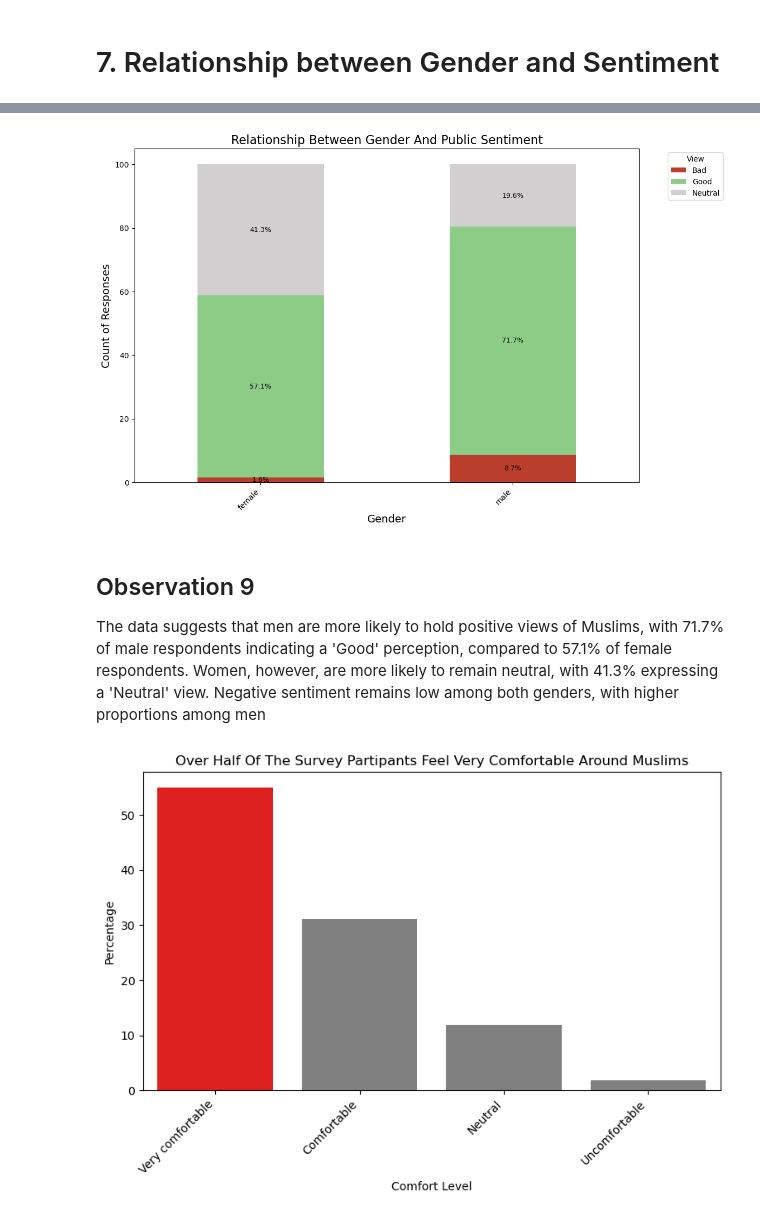
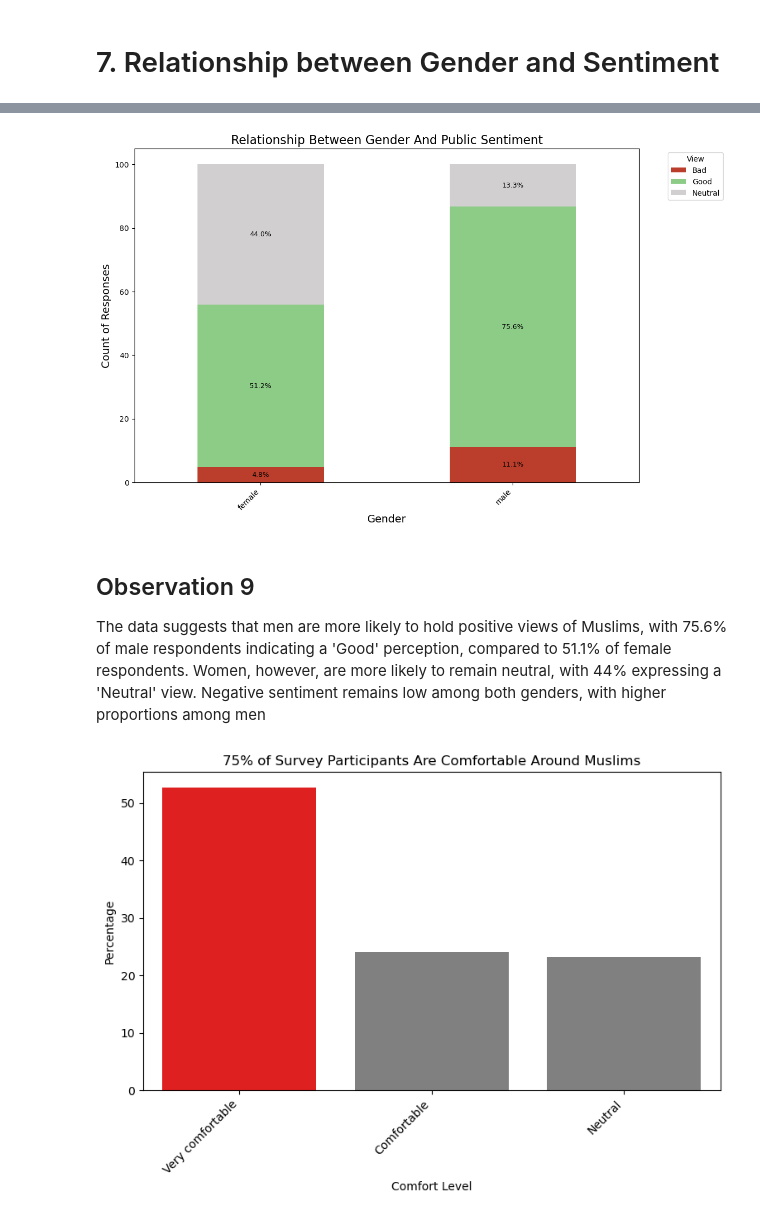
Before and after one commit to manelmahroug/Muslim-Brand-Sentiment, a Jupyter notebook: Brand_sentiment_002_Oct24.ipynb, the cells around one changed output, grey strips where cells are left out. Saved outputs shown, nothing was run; the diff lists cells and outputs as text; code cells hidden in the pictures.

```diff
--- a/Brand_sentiment_002_Oct24.ipynb
+++ b/Brand_sentiment_002_Oct24.ipynb
@@ -119,7 +119,7 @@ def plot_percentages(df, column_name, x_label, title):
     colors = ['grey' if i != max_index else 'red' for i in range(len(counts_df))]
 
 
-    plt.figure(figsize=(9, 5), dpi=150)
+    plt.figure(figsize=(9, 5), dpi=100)
     sns.barplot(x='Category', y='Percentage', data=counts_df, palette=colors)
 
 
@@ -290,15 +290,15 @@ Name: Household Income, dtype: int64
 # %%
 income_mapping = {
-    "50000_to_74999":  "50k-75k",
-    "25000_to_49999":  "25k_50k",
-    "100000_to_124999": "100k-125k",
+    "50000_to_74999":  "50k-74k",
+    "25000_to_49999":  "25k_49k",
+    "100000_to_124999": "100k-124k",
     "0_to_9999": "0-9k",
     "75000_to_99999": "75k_100k",
-    "150000_to_174999": "150k_175k",
+    "150000_to_174999": "150k_174k",
     "200000_and_up": "200k_up",
-    "10000_to_24999": "10k-25k",
-    "175000_to_199999" :"175k_200k",
-    "125000_to_149999": "125k-150k",
+    "10000_to_24999": "10k-24k",
+    "175000_to_199999" :"175k_199k",
+    "125000_to_149999": "125k-149k",
    "no_answer": "undisclosed"
 }
 
@@ -549,20 +543,20 @@ plot_percentages(survey,'Gender', 'Gender',
 # %%
 plot_stacked_bar_chart(
-    df=survey,
+    df=oct24,
     title='Relationship Between Gender And Public Sentiment',
     xlabel='Gender',
     ylabel='Count of Responses',
     cat_col= 'Gender',
-    sent_col='How do you feel about Muslims people in America'
+    sent_col='How do you feel about Muslim people in America?'
 )
 # %% [output]
-[figure, old version]
+[figure, new version]
 # %% [markdown]
 ## Observation 9
 
-The data suggests that men are more likely to hold positive views of Muslims, with 71.7% of male respondents indicating a 'Good' perception, compared to 57.1% of female respondents. Women, however, are more likely to remain neutral, with 41.3% expressing a 'Neutral' view. Negative sentiment remains low among both genders, with higher proportions among men
+The data suggests that men are more likely to hold positive views of Muslims, with 75.6% of male respondents indicating a 'Good' perception, compared to 51.1% of female respondents. Women, however, are more likely to remain neutral, with 44% expressing a 'Neutral' view. Negative sentiment remains low among both genders, with higher proportions among men
 # %%
-plot_percentages(survey, 'How comfortable do you feel interacting with Muslims in your community?', \
-                 'Comfort Level', 'Over Half Of The Survey Partipants Feel Very Comfortable Around Muslims')
+plot_percentages(oct24, 'How comfortable do you feel interacting with Muslims in your community?', \
+                 'Comfort Level', '75% of Survey Participants Are Comfortable Around Muslims')
 # %% [output]
-[figure, old version]
+[figure, new version]
```
Also changed, not shown: parts of 42 cells of this notebook, 1 other file.
